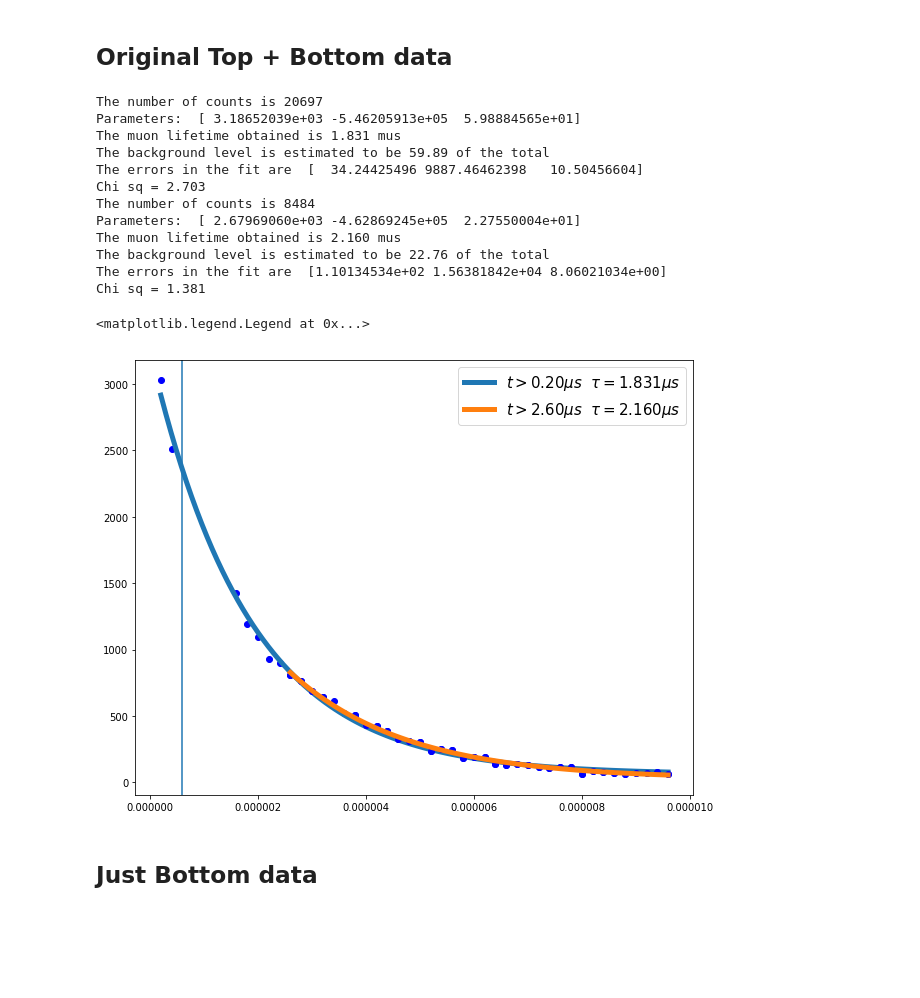
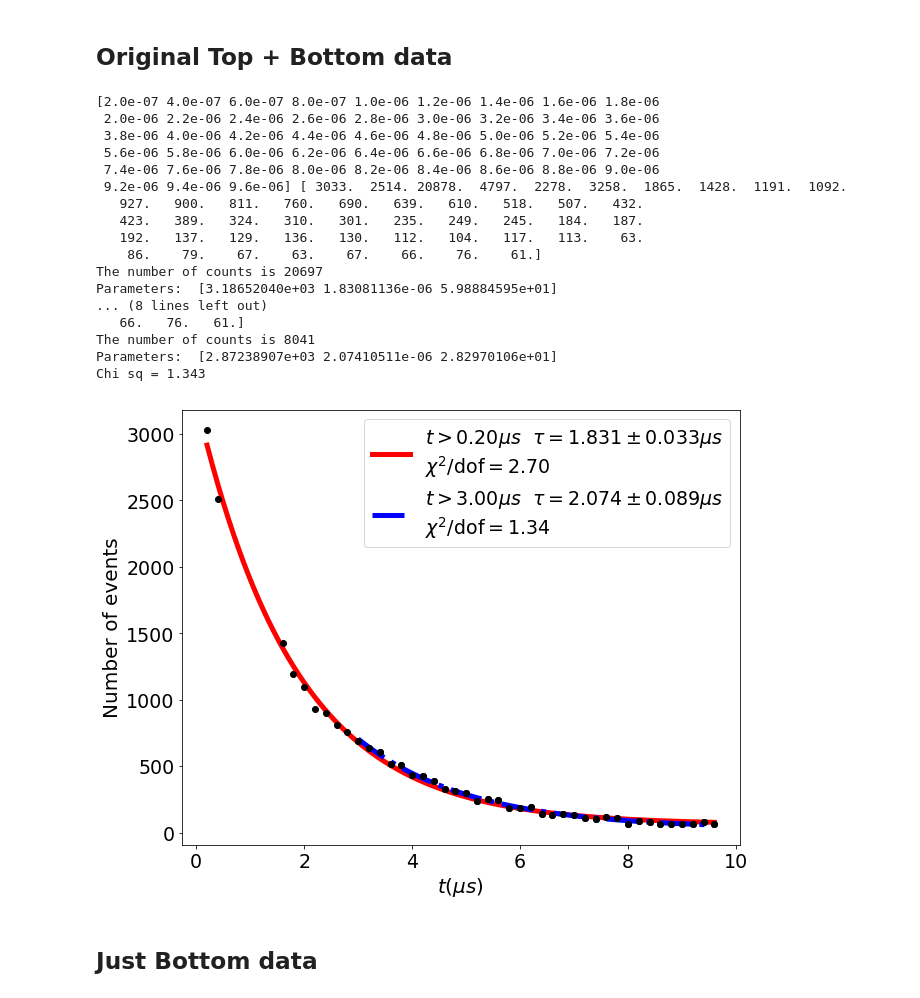
Before and after one commit to LasDes/TP4_Muons, a Jupyter notebook: calculations.ipynb, the cells around one changed output. Saved outputs shown, nothing was run; the diff lists cells and outputs as text; code cells hidden in the pictures; blank space fills up the shorter version.

Commit message:
Data analysis complete

```diff
--- a/calculations.ipynb
+++ b/calculations.ipynb
@@ -97,8 +108,8 @@ def get_calibrating_voltage(PMT_matrix, desired_count, pmt, marker='o', linestyl
     V_data = V_data[V_mask]
     log_count_data = log_count_data[V_mask]
     plt.plot(V_data, log_count_data, label = 'PMT %i'%pmt, marker=marker, markersize=8, lw=0, c=color)
-    plt.xlabel('$V(kV)$', fontsize=15)
-    plt.ylabel('$\ln N(a.u.)$', fontsize=15)
+    plt.xlabel('$V(kV)$', fontsize=19)
+    plt.ylabel('$\ln N(a.u.)$', fontsize=19)
     slope, intercept, r_value, p_value, std_err = stats.linregress(V_data, log_count_data)
     plt.plot(np.linspace(2, 2.4, 100), slope*np.linspace(2, 2.4, 100)+intercept, ls = linestyle, c=color)
     #print slope, intercept
@@ -325,5 +336,5 @@ plt.plot(dt_23[:,0], dt_23[:,1], 'ob')
 # N-th "good" measurement $N\rightarrow\infty$
 # %%
 #Background estimation
-data_stop = np.loadtxt('Muons2018/muon1wBTOP--00001.txt',  delimiter = ';', skiprows = 5, dtype=float)
-data_sbottom = np.loadtxt('Muons2018/muon1wBBOTTOM--00001.txt' , delimiter = ';', skiprows = 5, dtype=float)
+data_stop = np.loadtxt('Muons2018/muon2wTOPnoB--00000.txt',  delimiter = ';', skiprows = 5, dtype=float)
+data_sbottom = np.loadtxt('Muons2018/muon2wBOTTOMnoB--00000.txt' , delimiter = ';', skiprows = 5, dtype=float)
@@ -341,7 +340,0 @@ plt.ylim(0,2000)
-# %%
-bkg_y = (y_top[:-1]-y_bottom)
-bkg_y /=sum(bkg_y)
-plt.plot(x_bottom, bkg_y)
-bkg_interpF = interpolate.interp1d(x_bottom, bkg_y, kind='nearest')
-t = np.linspace(x_bottom[0], x_bottom[-1], 100)
-plt.plot(t, bkg_interpF(t))
@@ -350,0 +376,18 @@ plt.plot(t, bkg_interpF(t))
+# %%
+bkg_y = (y_top[:-1]-y_bottom)
+bkg_y /=(sum(y_top[:-1]+y_bottom))
+#bkg_y /=(sum(y_top[:-1]))
+ext_bkg_y = np.pad(bkg_y, (1,len(ext_x_bottom)-len(x_bottom)), mode='constant')
+ext_x_bottom = np.pad(ext_x_bottom, (1,0), mode='constant')
+fig, ax = plt.subplots(1,1, figsize=(10,8))
+
+plt.plot(x_bottom*1e6, bkg_y, 'ob-',label='Background', linewidth=4, markersize=9)
+#plt.plot(ext_x_bottom*1e6, ext_bkg_y)
+bkg_interpF = interpolate.interp1d(ext_x_bottom, ext_bkg_y, kind='nearest')
+#t = np.linspace(x_bottom[0], x_bottom[-1], 100)
+#plt.plot(t*1e6, bkg_interpF(t))
+preetyPlot(plt.gca())
+ax.set_ylabel('% of total counts')
+#ax.set_yscale('log')
+plt.gcf()
+plt.savefig('Background.png', dpi=300)
@@ -483,33 +502,40 @@ R^2 = 0.93
 # %%
 data2weekOK = np.loadtxt('Muons2018/muon2weekOK--00000.txt', delimiter = ';', skiprows = 5)
 fig, ax = plt.subplots(1,1, figsize=(10,8))
 
 tau_total = doTheFit(data2weekOK,1, ax=ax)
-tau_plus = doTheFit(data2weekOK,10, ax=ax)
-#tau_minus = ((1./tau_total) - (1./tau_plus))**-1
+
+tau_plus = doTheFit(data2weekOK,tail_threshold, ax=ax)
+
 #print 'The NEGATIVE MUON lifetime obtained is %.3f mu s'%tau_minus
 x= np.linspace(1e-7, 10e-6, 1000)
+
 
 #ax.plot(x,5.10259278e+03*np.exp(-x/(2.2e-6)), label = '$\\tau = 2.2 \mu s$', lw=5)
 #ax.plot(x,5.10259278e+03*np.exp(-x/(0.15e-6)), label = '$\\tau = 0.15 \mu s$', lw=5)
 #ax.plot(x,5.10259278e+03*np.exp(-x*((2.2e-6)**-1 + (0.15e-6)**-1)), label = '$\\tau = total \mu s$', lw=5)
-ax.axvline(6e-07)
-plt.legend(loc=0, fontsize=15)
+plt.legend(loc=0, fontsize=19)
+plt.gcf()
+plt.savefig('BothNoBSingleExp.png', dpi=300)
 # %% [output]
+[2.0e-07 4.0e-07 6.0e-07 8.0e-07 1.0e-06 1.2e-06 1.4e-06 1.6e-06 1.8e-06
+ 2.0e-06 2.2e-06 2.4e-06 2.6e-06 2.8e-06 3.0e-06 3.2e-06 3.4e-06 3.6e-06
+ 3.8e-06 4.0e-06 4.2e-06 4.4e-06 4.6e-06 4.8e-06 5.0e-06 5.2e-06 5.4e-06
+ 5.6e-06 5.8e-06 6.0e-06 6.2e-06 6.4e-06 6.6e-06 6.8e-06 7.0e-06 7.2e-06
+ 7.4e-06 7.6e-06 7.8e-06 8.0e-06 8.2e-06 8.4e-06 8.6e-06 8.8e-06 9.0e-06
+ 9.2e-06 9.4e-06 9.6e-06] [ 3033.  2514. 20878.  4797.  2278.  3258.  1865.  1428.  1191.  1092.
+   927.   900.   811.   760.   690.   639.   610.   518.   507.   432.
+   423.   389.   324.   310.   301.   235.   249.   245.   184.   187.
+   192.   137.   129.   136.   130.   112.   104.   117.   113.    63.
+    86.    79.    67.    63.    67.    66.    76.    61.]
 The number of counts is 20697
-Parameters:  [ 3.18652039e+03 -5.46205913e+05  5.98884565e+01]
-The muon lifetime obtained is 1.831 mus
-The background level is estimated to be 59.89 of the total
-The errors in the fit are  [  34.24425496 9887.46462398   10.50456604]
-Chi sq = 2.703
-The number of counts is 8484
-Parameters:  [ 2.67969060e+03 -4.62869245e+05  2.27550004e+01]
-The muon lifetime obtained is 2.160 mus
-The background level is estimated to be 22.76 of the total
-The errors in the fit are  [1.10134534e+02 1.56381842e+04 8.06021034e+00]
-Chi sq = 1.381
+Parameters:  [3.18652040e+03 1.83081136e-06 5.98884595e+01]
+... (8 lines left out)
+   66.   76.   61.]
+The number of counts is 8041
+Parameters:  [2.87238907e+03 2.07410511e-06 2.82970106e+01]
+Chi sq = 1.343
-<matplotlib.legend.Legend at 0x...>
-[figure, old version]
+[figure, new version]
 # %% [markdown]
 ## Just Bottom data
 # %%
```
Also changed, not shown: parts of 39 cells of this notebook, 22 other files.
